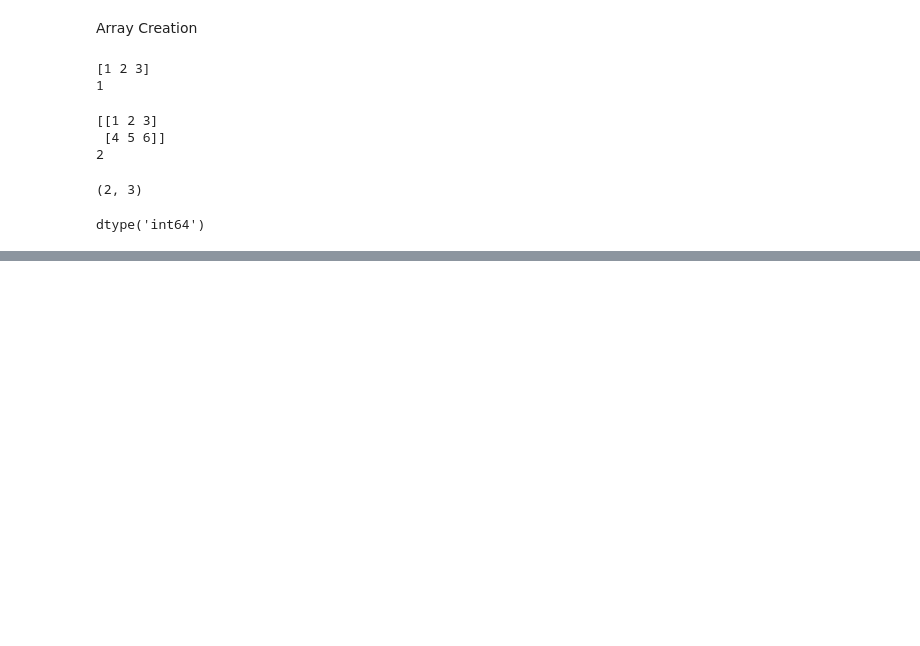
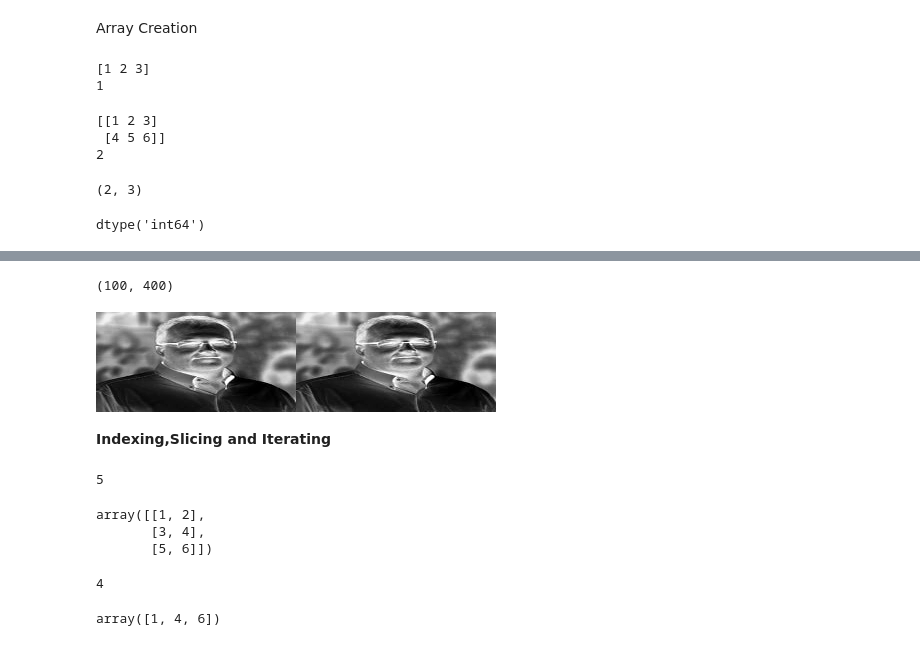
Before and after one commit to ChauHungCheungCyrus/CyrusSmallProject, a Jupyter notebook: BasePython.ipynb, the cells around one changed output, grey strips where cells are left out. Saved outputs shown, nothing was run; the diff lists cells and outputs as text; code cells hidden in the pictures; blank space fills up the shorter version.

```diff
--- a/BasePython.ipynb
+++ b/BasePython.ipynb
@@ -201,0 +382,29 @@ dtype('int64')
+# %%
+reshaped = np.reshape(modified_array,(100, 400))
+print(reshaped.shape)
+display(Image.fromarray(reshaped))
+# %% [output]
+(100, 400)
+[figure, added]
+# %% [markdown]
+**Indexing,Slicing and Iterating**
+# %%
+a = np.array([1, 3, 5, 7])
+a[2]
+# %% [output]
+5
+# %%
+a = np.array([[1,2], [3,4], [5,6]])
+a
+# %% [output]
+array([[1, 2],
+       [3, 4],
+       [5, 6]])
+# %%
+a[1,1]
+# %% [output]
+4
+# %%
+np.array([a[0,0], a[1,1], a[2,1]])
+# %% [output]
+array([1, 4, 6])
```
Also changed, not shown: parts of 51 cells of this notebook.
